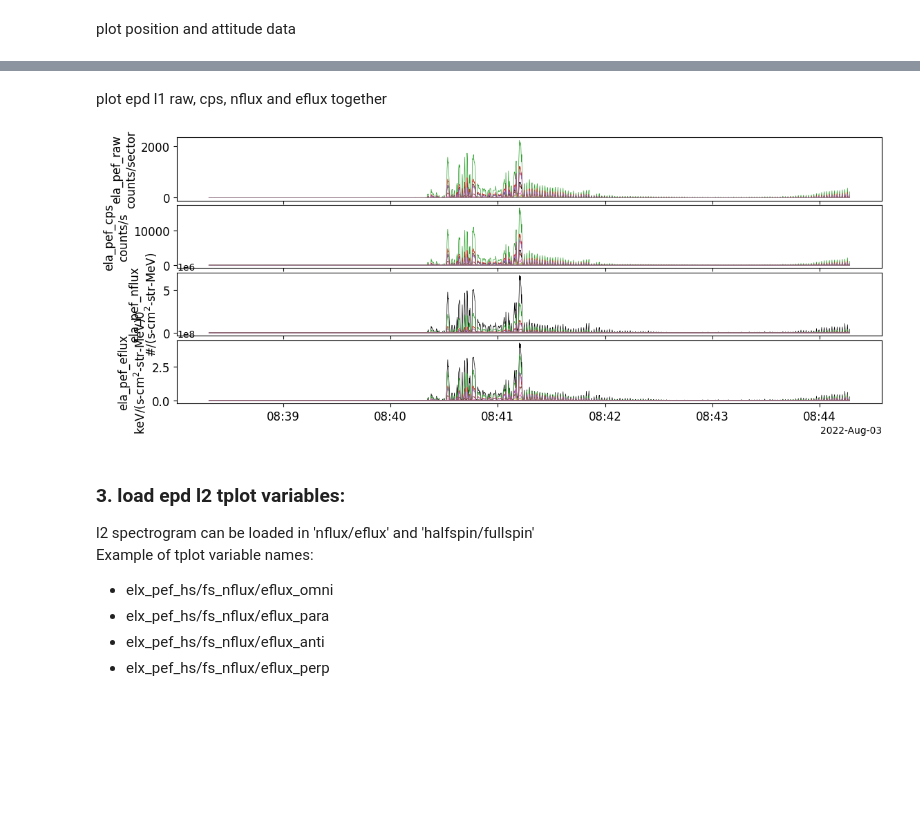
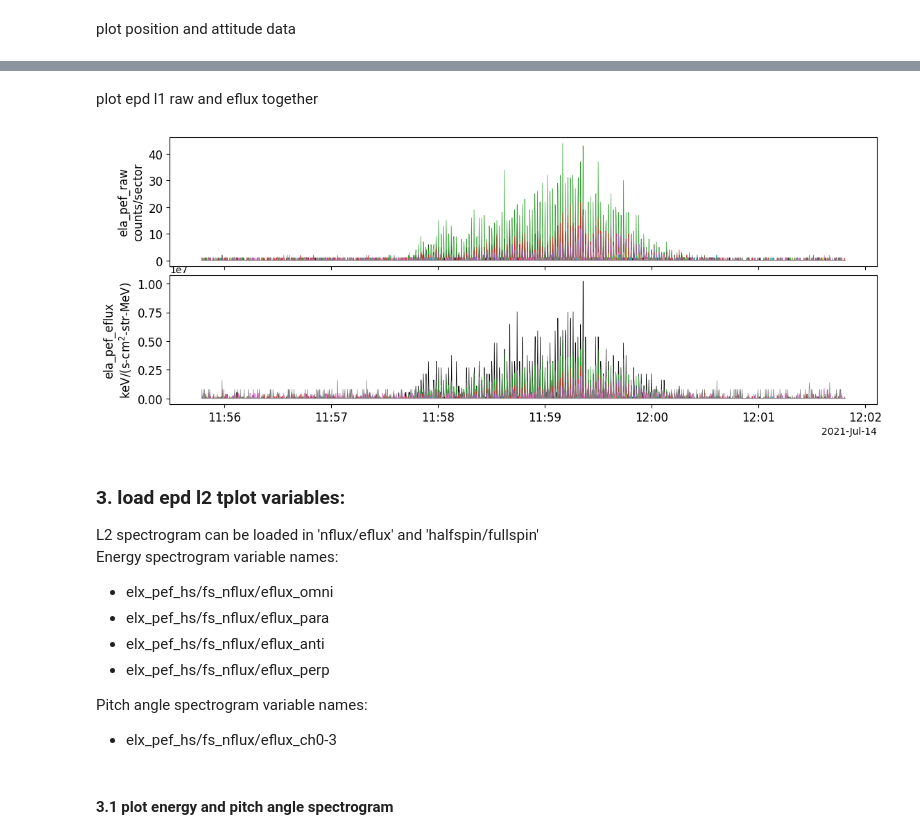
Before and after one commit to jiashuwu89/pyspedas_examples, a Jupyter notebook: pyspedas_examples/notebooks/Elfin_overview.ipynb, the cells around one changed output, grey strips where cells are left out. Saved outputs shown, nothing was run; the diff lists cells and outputs as text; code cells hidden in the pictures; blank space fills up the shorter version.

```diff
--- a/pyspedas_examples/notebooks/Elfin_overview.ipynb
+++ b/pyspedas_examples/notebooks/Elfin_overview.ipynb
@@ -164,18 +175,22 @@ print(epd_l1_eflux)
 # %% [markdown]
-plot epd l1 raw, cps, nflux and eflux together
+plot epd l1 raw and eflux together
-# %%
-tplot_options('wsize', [1600,500])
-tplot(['ela_pef_raw', 'ela_pef_cps', 'ela_pef_nflux', 'ela_pef_eflux'])
-# %% [output]
-[figure, removed]
+# %%
+tplot(['ela_pef_raw', 'ela_pef_eflux'])
+# %% [output]
+[figure, added]
 # %% [markdown]
 ### 3. load epd l2 tplot variables:
-l2 spectrogram can be loaded in 'nflux/eflux' and 'halfspin/fullspin'
-Example of tplot variable names:
+L2 spectrogram can be loaded in 'nflux/eflux' and 'halfspin/fullspin'
+Energy spectrogram variable names:
 - elx_pef_hs/fs_nflux/eflux_omni
 - elx_pef_hs/fs_nflux/eflux_para
 - elx_pef_hs/fs_nflux/eflux_anti
 - elx_pef_hs/fs_nflux/eflux_perp
+
+Pitch angle spectrogram variable names:
+- elx_pef_hs/fs_nflux/eflux_ch0-3
+# %% [markdown]
+#### 3.1 plot energy and pitch angle spectrogram
 # %%
 # load l2 half spin nflux data
 epd_l2_hs_nflux = pyspedas.elfin.epd(
```
Also changed, not shown: parts of 27 cells of this notebook, 1 other file.
